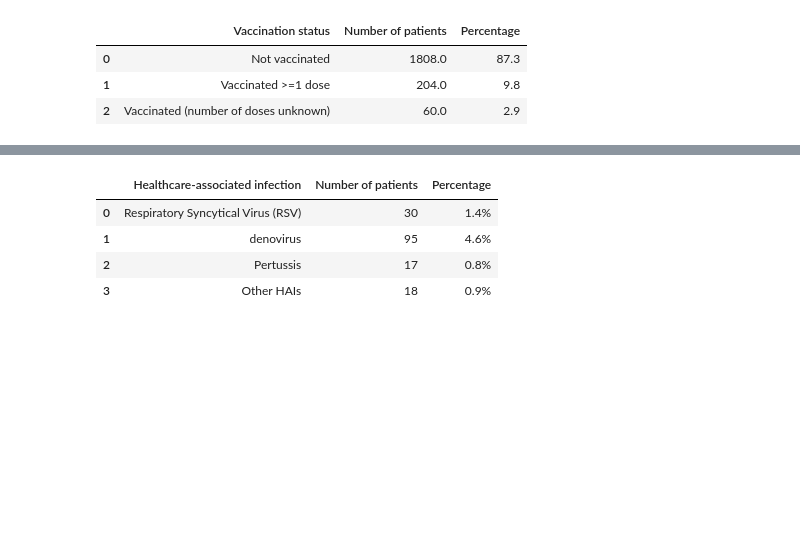
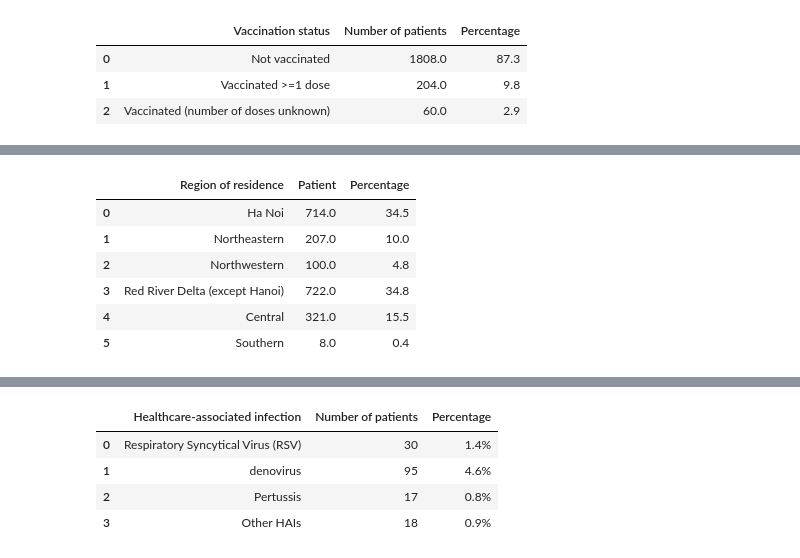
Before and after one commit to hung3a8/nhp-measles-analyse, a Jupyter notebook: Notebooks/Analyze/table1.ipynb, the cells around one changed output, grey strips where cells are left out. Drawn from its saved outputs; the diff is of its cells as text; code cells hidden in the pictures; blank space fills up the shorter version.

```diff
--- a/Notebooks/Analyze/table1.ipynb
+++ b/Notebooks/Analyze/table1.ipynb
@@ -93,0 +111,14 @@ display(df)
+# %%
+# Calculate number of patients in each place of exposure
+place = ['NHP', 'Another hospital', 'community']
+
+table = np.zeros((len(place)))
+
+for i in range(len(place)):
+    table[i] = len(dataset[ (dataset['place_of_exposure'] == place[i])])
+
+percent = np.round(table * 100 / N, 1)
+
+df = pd.DataFrame([place, table, percent],
+                    index=['Place of exposure','Number of patients','Percentage']).T
+display(df)
@@ -93,0 +130,13 @@ display(df)
+# %%
+distance_group = ['0 - <20','20 - <200','200 - <500','>= 500']
+
+table = np.zeros((len(distance_group)))
+
+for i in range(len(distance_group)):
+    table[i] = len(dataset[ (dataset['Distance from the hospital (km)'] == distance_group[i]) ])
+
+percent = np.round(table * 100 / N, 1)
+
+distance_group_db = pd.DataFrame([distance_group, table, percent],
+                                index=['Distance from the hospital (km)','Number of patients','Percentage']).T
+display(distance_group_db)
@@ -93,0 +149,19 @@ display(df)
+# %%
+region = ['Ha Noi','Northeastern','Northwestern','Red River Delta (except Hanoi)','Central','Southern']
+table = np.zeros((len(region)))
+
+for i in range(len(region)):
+    table[i] = len(dataset[ (dataset['region_of_address'] == region[i]) ])
+
+percent = np.round(table * 100 / N ,1)
+
+df = pd.DataFrame([region, table, percent],index=['Region of residence','Patient','Percentage']).T
+display(df)
+# %% [output]
+|  | Region of residence | Patient | Percentage |
+| 0 | Ha Noi | 714.0 | 34.5 |
+| 1 | Northeastern | 207.0 | 10.0 |
+| 2 | Northwestern | 100.0 | 4.8 |
+| 3 | Red River Delta (except Hanoi) | 722.0 | 34.8 |
+| 4 | Central | 321.0 | 15.5 |
+| 5 | Southern | 8.0 | 0.4 |
```
Also changed, not shown: parts of 25 cells of this notebook.
